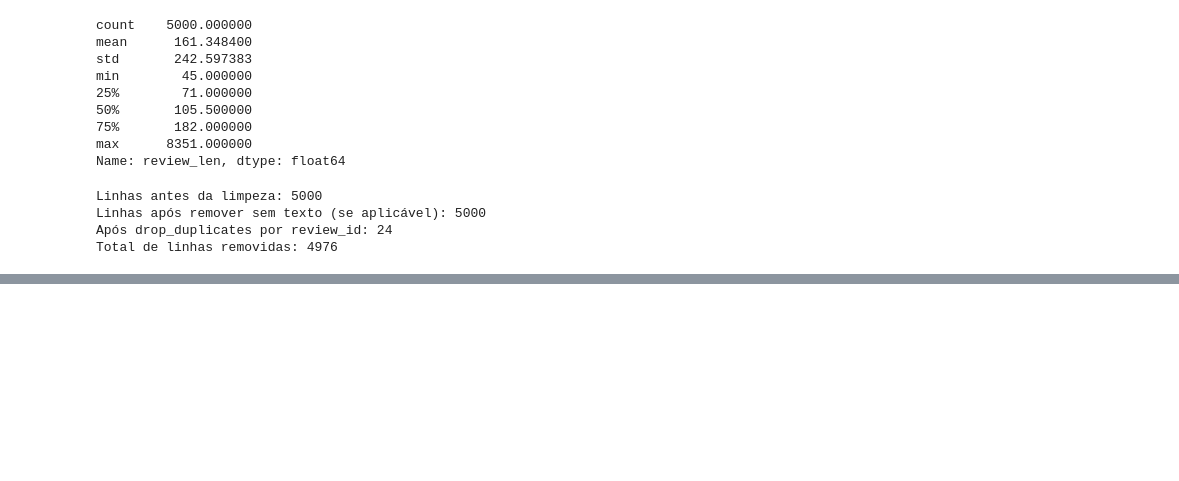
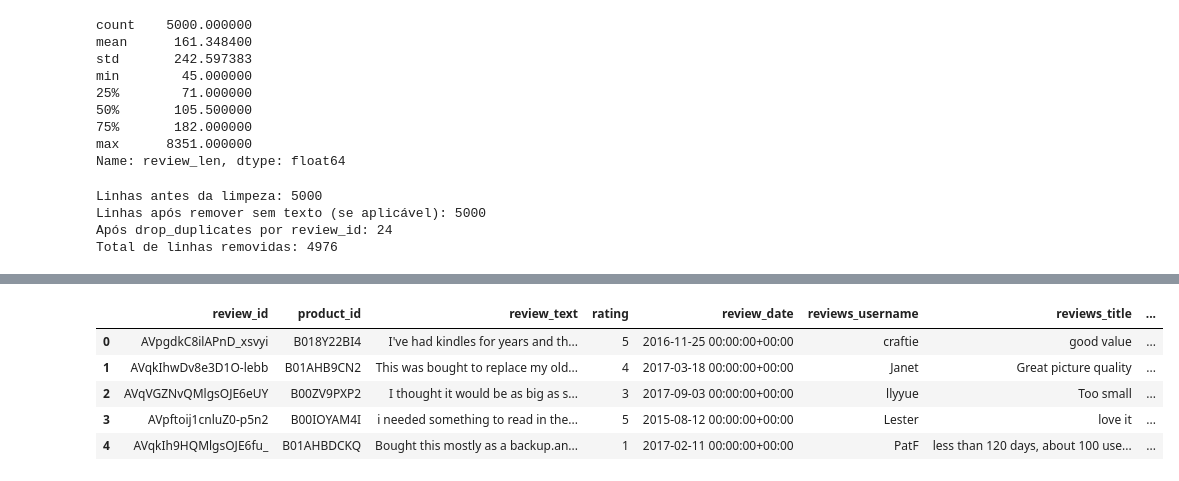
Before and after one commit to FelipePacheco30/Amazon-RE-Flow, a Jupyter notebook: notebooks/01_explore.ipynb, the cells around one changed output, grey strips where cells are left out. Saved outputs shown, nothing was run; the diff lists cells and outputs as text; code cells hidden in the pictures; blank space fills up the shorter version.

Commit message:
chore: save progress - data exploration and ETL sample

```diff
--- a/notebooks/01_explore.ipynb
+++ b/notebooks/01_explore.ipynb
@@ -500,3 +500,12 @@ Preview do processed (3 primeiras linhas):
 | 0 | AVqVGZNvQMlgsOJE6eUY | B00ZV9PXP2 | I thought it would be as big as s... | 3 | 2017-09-03 00:00:00+00:00 | llyyue | Too small | ... |
 | 1 | AWFUWc8THh53nbDRF6YO | B010CEHQTG | Great Gift for anyone. Very easy ... | 5 | 2017-12-16 00:00:00+00:00 | doyson | Amazon Echo Show - Greatest Gift ... | ... |
 | 2 | AWK8z0pOIwln0LfXlSxH | B01J24C0TI | I love having the screen availabl... | 4 | 2017-10-27 00:00:00+00:00 | rainypages | Not Nearly as Smart as Google Home | ... |
+# %%
+pd.read_csv("../data/processed/reviews_clean_sample.csv").head()
+# %% [output]
+|  | review_id | product_id | review_text | rating | review_date | reviews_username | reviews_title | ... |
+| 0 | AVpgdkC8ilAPnD_xsvyi | B018Y22BI4 | I've had kindles for years and th... | 5 | 2016-11-25 00:00:00+00:00 | craftie | good value | ... |
+| 1 | AVqkIhwDv8e3D1O-lebb | B01AHB9CN2 | This was bought to replace my old... | 4 | 2017-03-18 00:00:00+00:00 | Janet | Great picture quality | ... |
+| 2 | AVqVGZNvQMlgsOJE6eUY | B00ZV9PXP2 | I thought it would be as big as s... | 3 | 2017-09-03 00:00:00+00:00 | llyyue | Too small | ... |
+| 3 | AVpftoij1cnluZ0-p5n2 | B00IOYAM4I | i needed something to read in the... | 5 | 2015-08-12 00:00:00+00:00 | Lester | love it | ... |
+| 4 | AVqkIh9HQMlgsOJE6fu_ | B01AHBDCKQ | Bought this mostly as a backup.an... | 1 | 2017-02-11 00:00:00+00:00 | PatF | less than 120 days, about 100 use... | ... |
```
Also changed, not shown: 5 other files.
